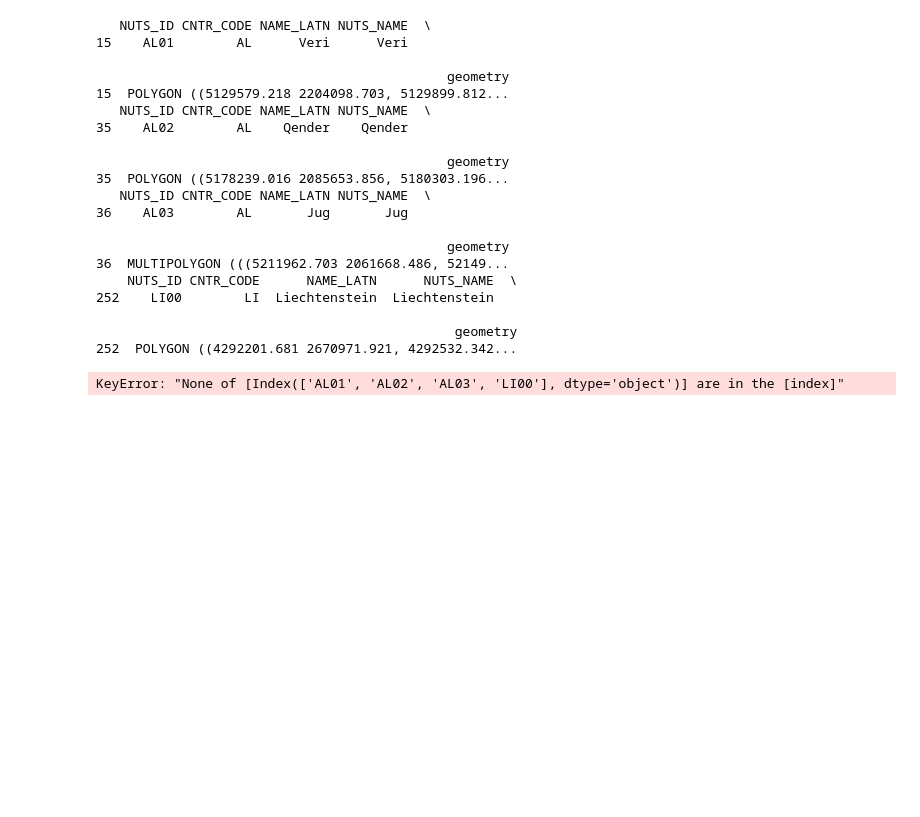
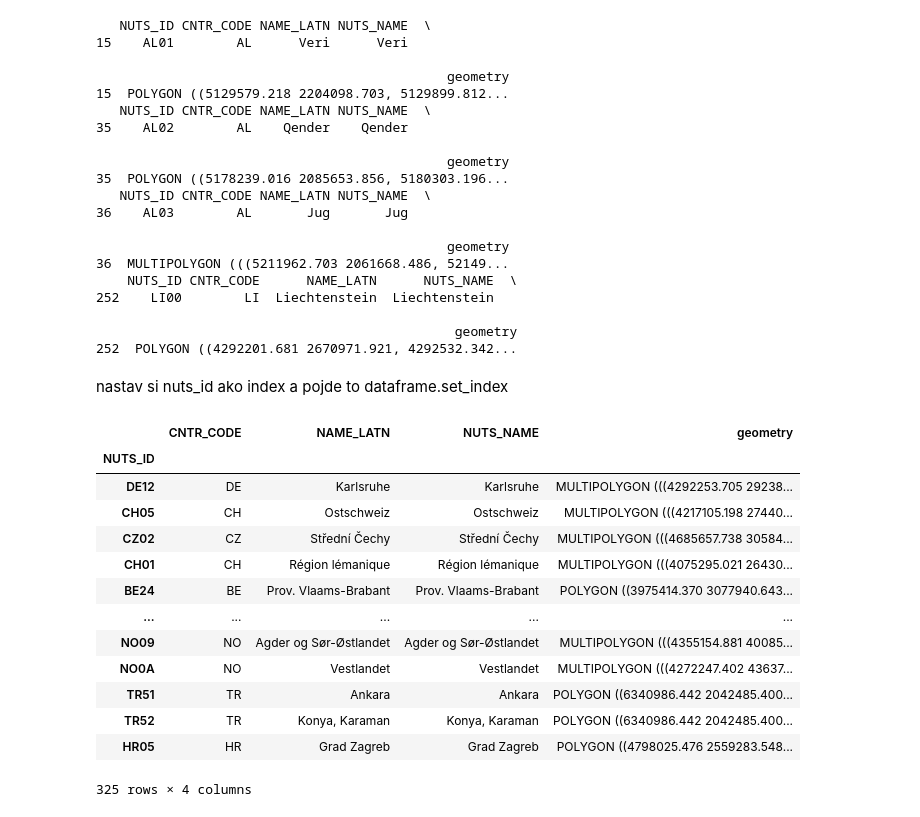
Before and after one commit to GISAdamToth/ArcGIS_Notebooks_thesis, a Jupyter notebook: eurostat/eurostat.ipynb, the cells around one changed output. Drawn from its saved outputs; the diff is of its cells as text; code cells hidden in the pictures; blank space fills up the shorter version.

Commit message:
set_index("NUTS_ID") done!

```diff
--- a/eurostat/eurostat.ipynb
+++ b/eurostat/eurostat.ipynb
@@ -337,7 +337,24 @@ for id in difference:
 
                                               geometry
 252  POLYGON ((4292201.681 2670971.921, 4292532.342...
-# %%
-nuts2_gdf.loc[difference, :]
-# %% [output]
-KeyError: "None of [Index(['AL01', 'AL02', 'AL03', 'LI00'], dtype='object')] are in the [index]"
+# %% [markdown]
+nastav si nuts_id ako index a pojde to
+dataframe.set_index
+# %%
+nuts2_gdf.set_index('NUTS_ID', inplace=True)
+nuts2_gdf
+# %% [output]
+|  | CNTR_CODE | NAME_LATN | NUTS_NAME | geometry |
+| NUTS_ID |  |  |  |  |
+| DE12 | DE | Karlsruhe | Karlsruhe | MULTIPOLYGON (((4292253.705 29238... |
+| CH05 | CH | Ostschweiz | Ostschweiz | MULTIPOLYGON (((4217105.198 27440... |
+| CZ02 | CZ | Střední Čechy | Střední Čechy | MULTIPOLYGON (((4685657.738 30584... |
+| CH01 | CH | Région lémanique | Région lémanique | MULTIPOLYGON (((4075295.021 26430... |
+| BE24 | BE | Prov. Vlaams-Brabant | Prov. Vlaams-Brabant | POLYGON ((3975414.370 3077940.643... |
+| ... | ... | ... | ... | ... |
+| NO09 | NO | Agder og Sør-Østlandet | Agder og Sør-Østlandet | MULTIPOLYGON (((4355154.881 40085... |
+| NO0A | NO | Vestlandet | Vestlandet | MULTIPOLYGON (((4272247.402 43637... |
+| TR51 | TR | Ankara | Ankara | POLYGON ((6340986.442 2042485.400... |
+| TR52 | TR | Konya, Karaman | Konya, Karaman | POLYGON ((6340986.442 2042485.400... |
+| HR05 | HR | Grad Zagreb | Grad Zagreb | POLYGON ((4798025.476 2559283.548... |
+325 rows × 4 columns
```
Also changed, not shown: parts of 1 cell of this notebook.
